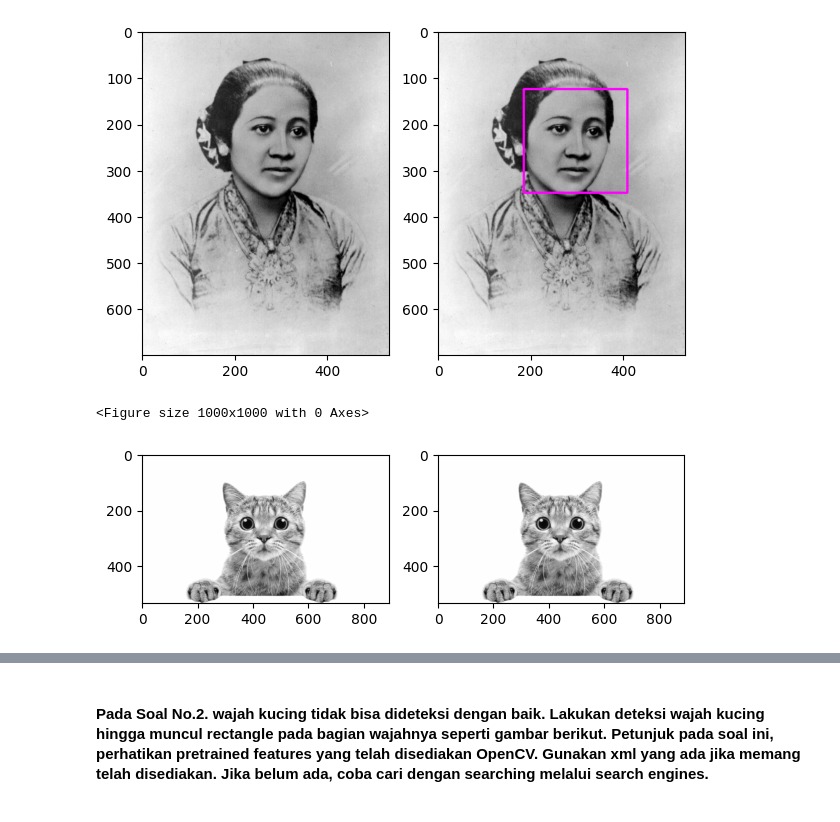
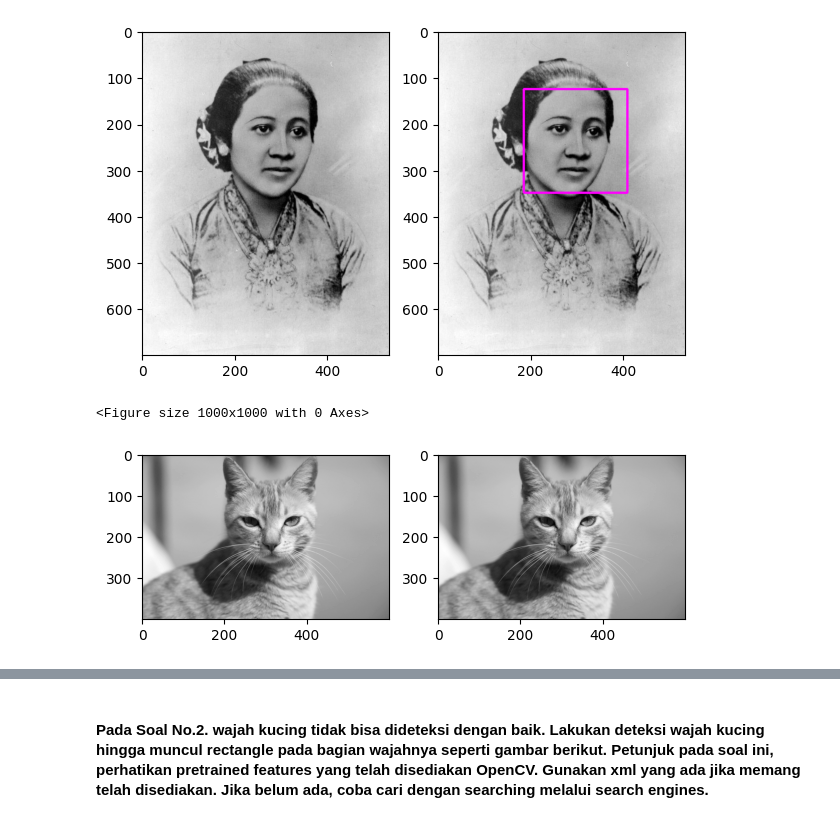
Before and after one commit to 16Komang/PCVK, a Jupyter notebook: week12.ipynb, the cells around one changed output, grey strips where cells are left out. Cells and saved outputs as stored; diff of their text form; code cells hidden in the pictures.

```diff
--- a/week12.ipynb
+++ b/week12.ipynb
@@ -59,23 +59,22 @@ plt.show()
 <Figure size 1000x1000 with 0 Axes>
 [figure]
 # %%
-#Kucing
-kucing = cv.imread('/content/drive/MyDrive/img/facedetection/mycat.jpg')
-kucing2 = cv.imread('/content/drive/MyDrive/img/facedetection/mycat.jpg')
+kucing = cv.imread('/content/drive/MyDrive/Images/facedet/mycat.jpg')
+kucing2 = cv.imread('/content/drive/MyDrive/Images/facedet/mycat.jpg')
 
 kucing_ori = cv.cvtColor(kucing, cv.COLOR_BGR2GRAY)
 kucing_kw = cv.cvtColor(kucing2, cv.COLOR_BGR2GRAY)
 
 
 roi_wajah = cascade_wajah.detectMultiScale(kucing2)
 for (x,y,w,h) in roi_wajah:
   cv.rectangle(kucing2,(x,y),(x+w,y+h),(255,255,255),3)
 plt.figure(figsize = (10,10))
 
-f, axarr = plt. subplots(1,2,figsize=(15,5))
+f, axarr = plt. subplots(1,2,figsize=(7,5))
 plt.subplot(121),plt.imshow(kucing_ori, cmap='gray')
 plt.subplot(122),plt.imshow(kucing_kw, cmap='gray')
 plt.show()
 # %% [output]
 <Figure size 1000x1000 with 0 Axes>
-[figure, old version]
+[figure, new version]
```
Also changed, not shown: parts of 7 cells of this notebook.
